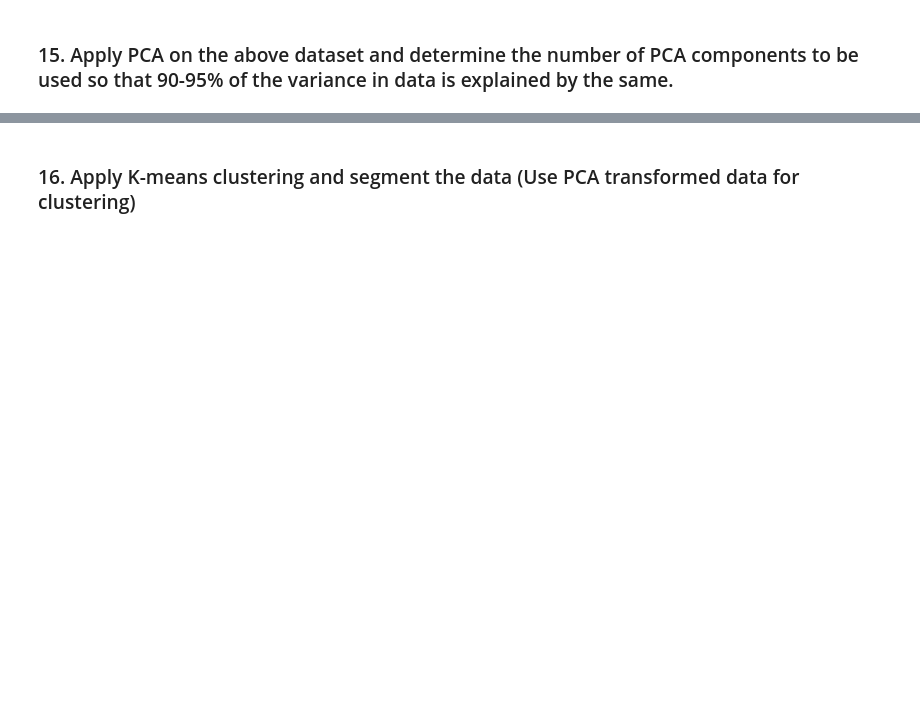
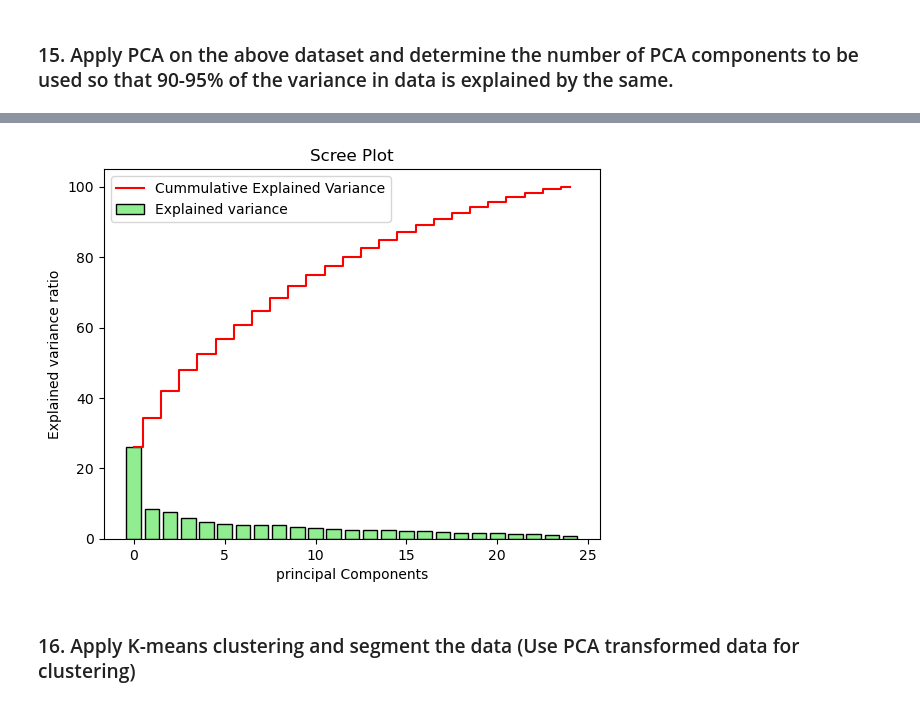
Before and after one commit to Sarvani-Andugulapati/Sarvani_UnsupervisedLab4, a Jupyter notebook: Unsupervised Learning - Lab session.ipynb, the cells around one changed output, grey strips where cells are left out. Cells and saved outputs as stored; diff of their text form; code cells hidden in the pictures; blank space fills up the shorter version.

```diff
--- a/Unsupervised Learning - Lab session.ipynb
+++ b/Unsupervised Learning - Lab session.ipynb
@@ -188,2 +248,6 @@ MntWines MntFruits MntMeatProducts MntFishProducts MntSweetProducts MntGoldProds
 # %% [markdown]
 ### 14. Standardize the columns, so that values are in a particular range
+# %%
+df1 = df.copy()
+scaled_features = StandardScaler().fit_transform(df1.values)
+scaled_features_df = pd.DataFrame(scaled_features, index = df1.index, columns = df1.columns)
@@ -190,2 +262,5 @@ MntWines MntFruits MntMeatProducts MntFishProducts MntSweetProducts MntGoldProds
 # %% [markdown]
 ### 15. Apply PCA on the above dataset and determine the number of PCA components to be used so that 90-95% of the variance in data is explained by the same.
+# %%
+cov_matrix = np.cov(scaled_features.T)
+cov_matrix
@@ -191,0 +285,5 @@ MntWines MntFruits MntMeatProducts MntFishProducts MntSweetProducts MntGoldProds
+# %%
+eig_vals, eig_vectors = np.linalg.eig(cov_matrix)
+print('eig values:','\n',eig_vals)
+print('\n')
+print('eig vectors:', '\n', eig_vectors)
@@ -191,0 +308,7 @@ MntWines MntFruits MntMeatProducts MntFishProducts MntSweetProducts MntGoldProds
+# %%
+total = sum(eig_vals)
+var_exp = [(i/total)*100 for i in sorted(eig_vals,reverse = True)]
+cum_var_exp = np.cumsum(var_exp)
+
+print('Explained variance:', var_exp)
+print('cummulative variance explained:', cum_var_exp)
@@ -192,2 +322,13 @@ MntWines MntFruits MntMeatProducts MntFishProducts MntSweetProducts MntGoldProds
+# %%
+##Scree plot
+plt.bar(range(25),var_exp,align='center', color = 'lightgreen', edgecolor = 'black', label = 'Explained variance')
+plt.step(range(25), cum_var_exp,where='mid', color='red', label = 'Cummulative Explained Variance')
+plt.xlabel('principal Components')
+plt.ylabel('Explained variance ratio')
+plt.title('Scree Plot')
+plt.legend(loc = 'best')
+plt.show()
+# %% [output]
+[figure, added]
 # %% [markdown]
 ### 16. Apply K-means clustering and segment the data (Use PCA transformed data for clustering)
```
Also changed, not shown: parts of 21 cells of this notebook.
